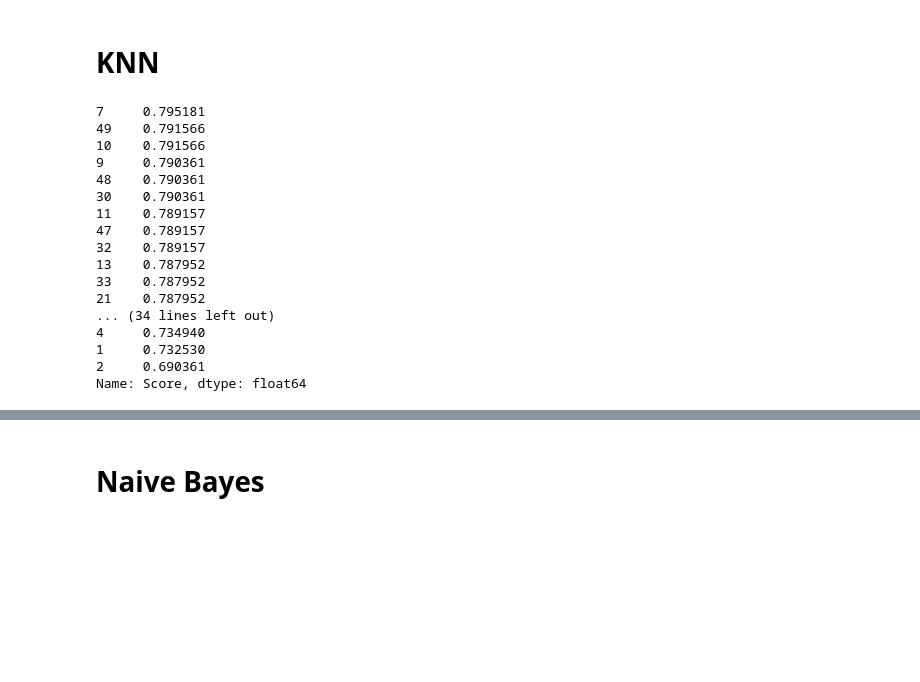
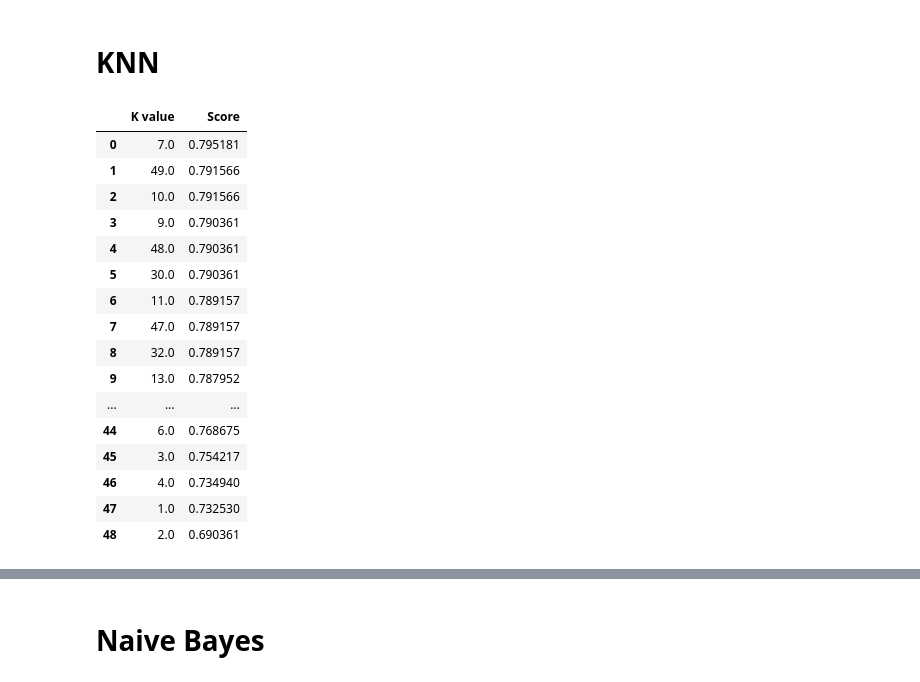
Before and after one commit to YannDel/Mammogram_classification, a Jupyter notebook: Mammogram_classification.ipynb, the cells around one changed output, grey strips where cells are left out. Saved outputs shown, nothing was run; the diff lists cells and outputs as text; code cells hidden in the pictures; blank space fills up the shorter version.

```diff
--- a/Mammogram_classification.ipynb
+++ b/Mammogram_classification.ipynb
@@ -201,32 +208,33 @@ scores
 # %%
 from sklearn import neighbors
 
 # Try with K ranging from 1 to 50
 results = pd.DataFrame(columns=['K value', 'Score'])
 for k in range(1, 50):
     model = neighbors.KNeighborsClassifier(n_neighbors=k)
     cv_scores = cross_val_score(model, X_scaled, Y, cv=10)
     results.loc[k] = [int(k), cv_scores.mean()]
 
-results['Score'].sort_values(ascending=False)
+results = results.sort_values('Score', ascending=False)
+results.reset_index(drop=True)
 # %% [output]
-7     0.795181
-49    0.791566
-10    0.791566
-9     0.790361
-48    0.790361
-30    0.790361
-11    0.789157
-47    0.789157
-32    0.789157
-13    0.787952
-33    0.787952
-21    0.787952
-... (34 lines left out)
-4     0.734940
-1     0.732530
-2     0.690361
-Name: Score, dtype: float64
+|  | K value | Score |
+| 0 | 7.0 | 0.795181 |
+| 1 | 49.0 | 0.791566 |
+| 2 | 10.0 | 0.791566 |
+| 3 | 9.0 | 0.790361 |
+| 4 | 48.0 | 0.790361 |
+| 5 | 30.0 | 0.790361 |
+| 6 | 11.0 | 0.789157 |
+| 7 | 47.0 | 0.789157 |
+| 8 | 32.0 | 0.789157 |
+| 9 | 13.0 | 0.787952 |
+| ... | ... | ... |
+| 44 | 6.0 | 0.768675 |
+| 45 | 3.0 | 0.754217 |
+| 46 | 4.0 | 0.734940 |
+| 47 | 1.0 | 0.732530 |
+| 48 | 2.0 | 0.690361 |
 # %%
 # K=7 achieve a score around 0.795. K=9,10 and 11 have also good performances (around 0,79)
 
```
Also changed, not shown: parts of 15 cells of this notebook.
